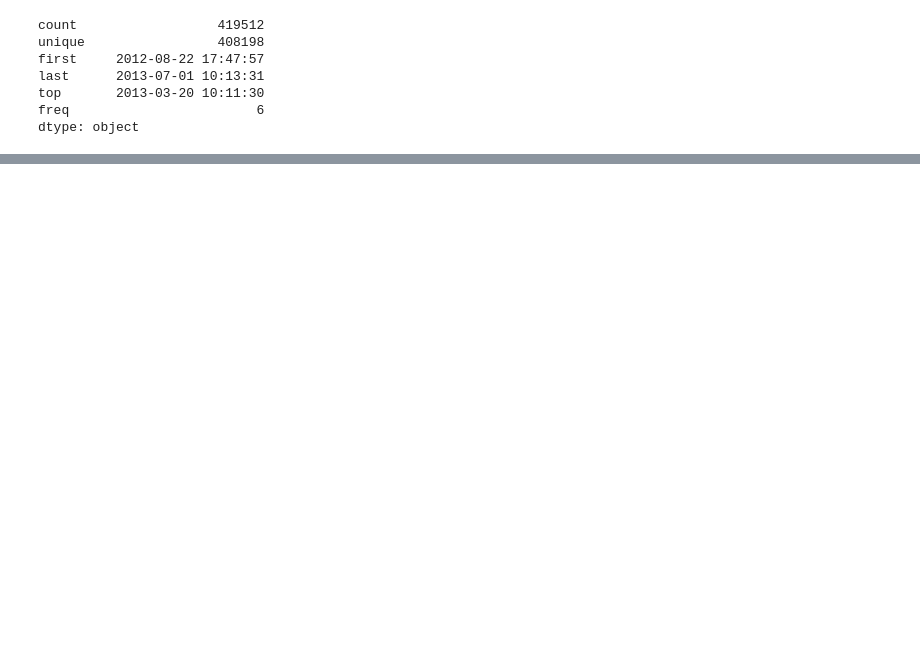
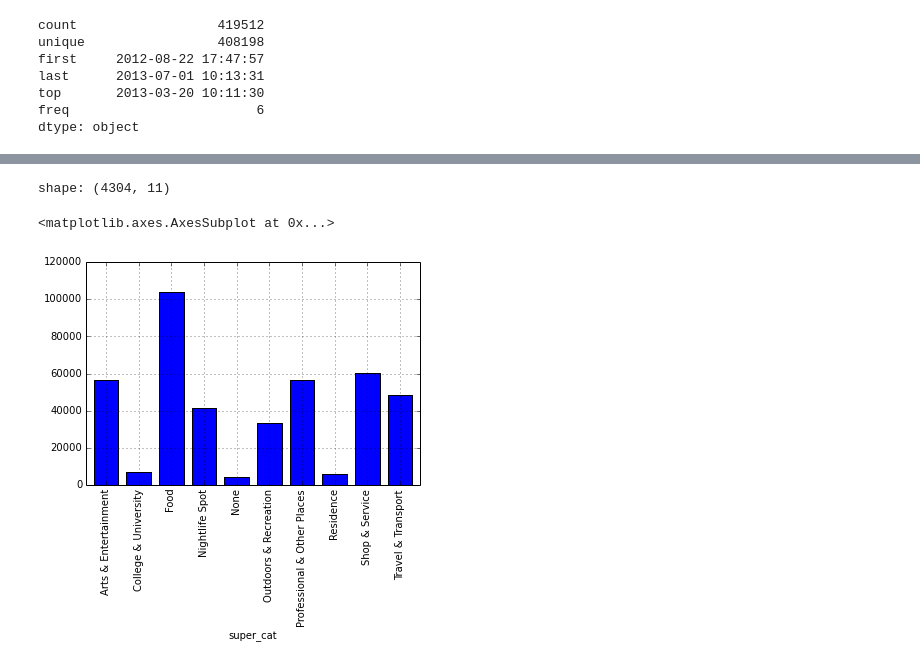
Before and after one commit to HongtaiLi/LBSMining, a Jupyter notebook: scripts/localRank/Rank.ipynb, the cells around one changed output, grey strips where cells are left out. Saved outputs shown, nothing was run; the diff lists cells and outputs as text; code cells hidden in the pictures; blank space fills up the shorter version.

```diff
--- a/scripts/localRank/Rank.ipynb
+++ b/scripts/localRank/Rank.ipynb
@@ -95,0 +324,40 @@ dtype: object
+# %%
+#Add super category
+
+path = '/Users/dingmia/Google Drive/project/movingObject/LocationPrediction/data/categories.csv'
+df_categories = pd.read_csv(path)
+#print df_categories[df_categories['level1']=='Office']['level0']
+#print df_categories.head()
+#lev1 = df_categories[df_categories['level1']=='Office']
+#print lev1.shape[0]
+
+def super_cat(row):
+    sub_cat = row['v_cat']
+    level1_df = df_categories[df_categories['level1']==sub_cat]
+    super_cat = 'None'
+    #print level1_df.shape[0]
+
+    if level1_df.shape[0] > 0 :
+        super_cat = level1_df['level0'].values[0]
+    else:
+        level2_df = df_categories[df_categories['level2']==sub_cat]
+        if level2_df.shape[0] > 0 :
+            super_cat = level2_df['level0'].values[0]
+        else:
+            level0_df = df_categories[df_categories['level0']==sub_cat]
+            if level0_df.shape[0] > 0 :
+                super_cat = sub_cat
+
+    return pd.Series({'super_cat':super_cat})
+
+
+
+#df['super_cat'] = df.apply(super_cat,axis=1)
+super_cat_count = df.groupby('super_cat').size()
+print 'shape:',df[df['super_cat']=='None'].shape
+super_cat_count.plot(kind='bar')
+#df.to_csv('/Users/dingmia/Google Drive/project/movingObject/LocationPrediction/data/check_in_nyc.csv',index=False)
+# %% [output]
+shape: (4304, 11)
+<matplotlib.axes.AxesSubplot at 0x...>
+[figure, added]
```
Also changed, not shown: parts of 34 cells of this notebook, 1 other file.
